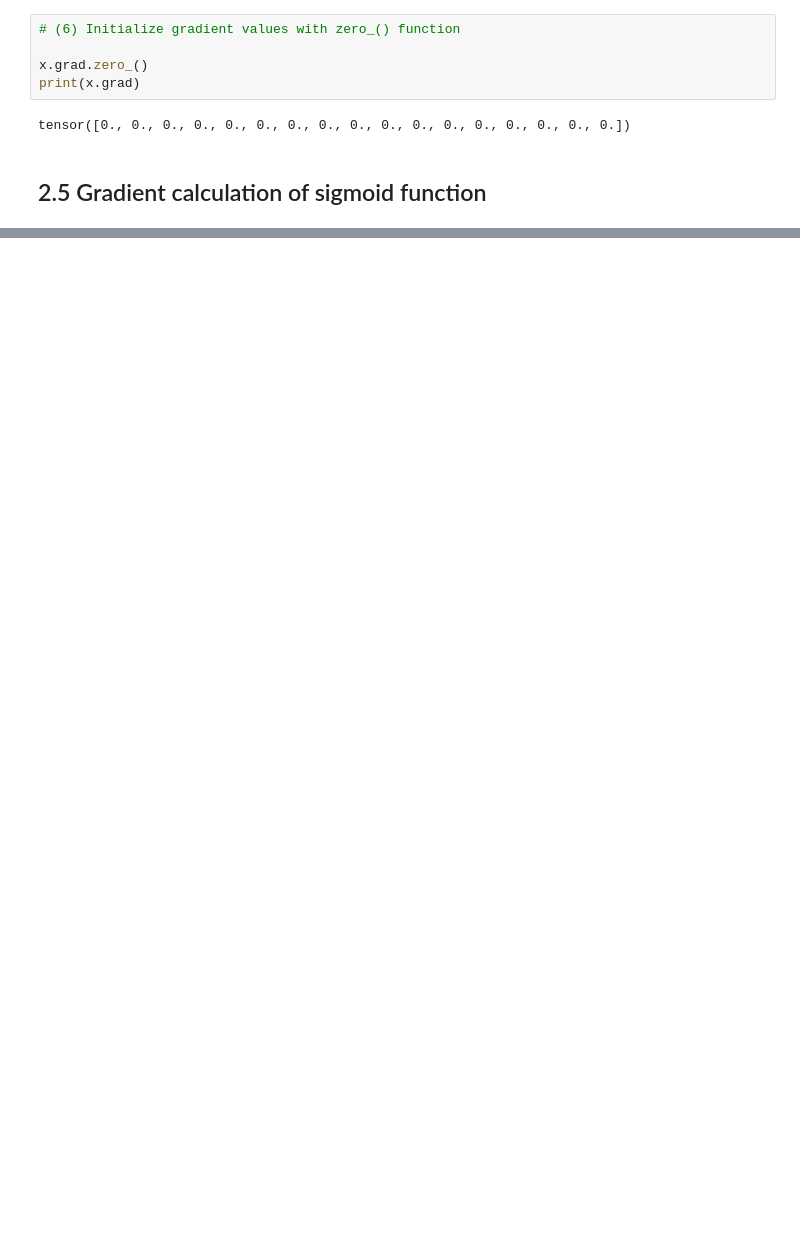
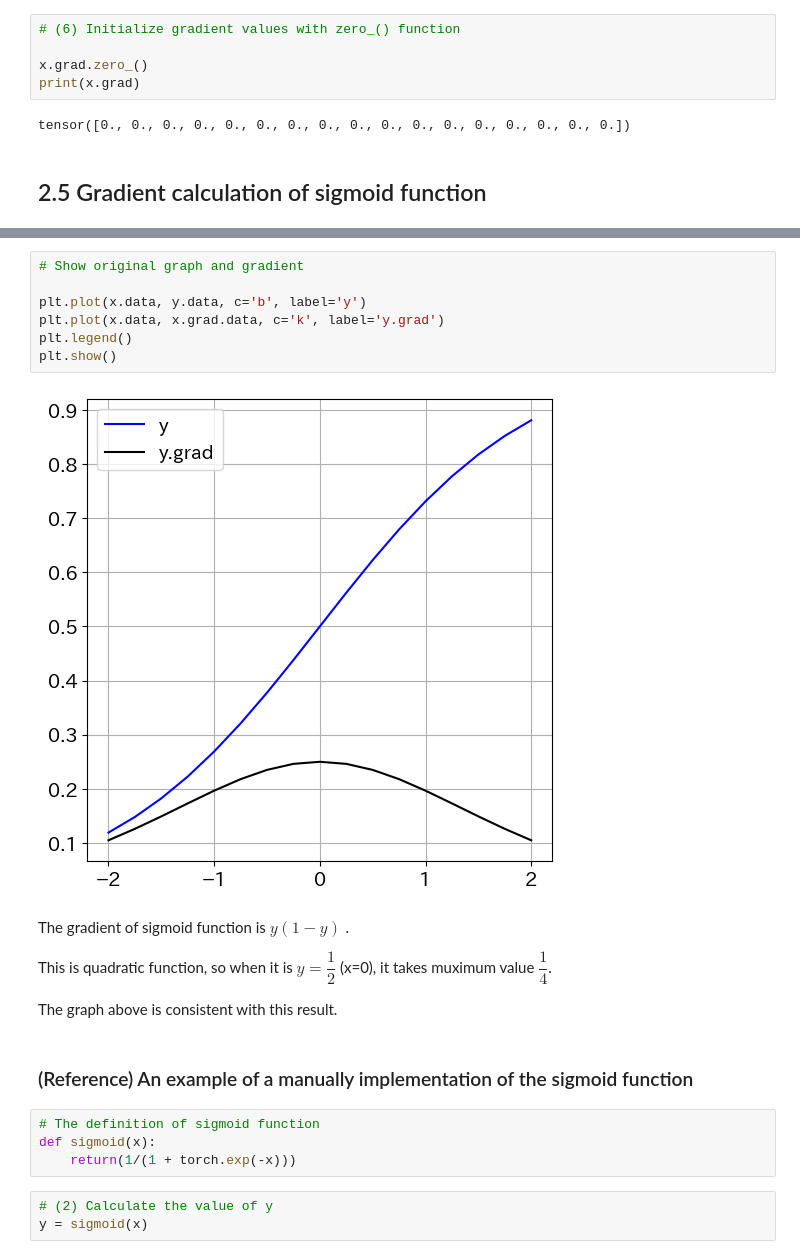
Before and after one commit to MatsukawaGenta/genmai-training, a Jupyter notebook: PyTorch_and_deeplearning_programming/notebooks/02_pytorch.ipynb, the cells around one changed output, grey strips where cells are left out. Cells and saved outputs as stored; diff of their text form; blank space fills up the shorter version.

```diff
--- a/PyTorch_and_deeplearning_programming/notebooks/02_pytorch.ipynb
+++ b/PyTorch_and_deeplearning_programming/notebooks/02_pytorch.ipynb
@@ -429,0 +473,24 @@ tensor([0., 0., 0., 0., 0., 0., 0., 0., 0., 0., 0., 0., 0., 0., 0., 0., 0.])
+# %%
+# Show original graph and gradient
+
+plt.plot(x.data, y.data, c='b', label='y')
+plt.plot(x.data, x.grad.data, c='k', label='y.grad')
+plt.legend()
+plt.show()
+# %% [output]
+[figure, added]
+# %% [markdown]
+The gradient of sigmoid function is $y(1-y)$ .
+
+This is quadratic function, so when it is $y=\dfrac{1}{2}$ (x=0), it takes muximum value $\dfrac{1}{4}$.
+
+The graph above is consistent with this result.
+# %% [markdown]
+### (Reference) An example of a manually implementation of the sigmoid function
+# %%
+# The definition of sigmoid function
+def sigmoid(x):
+    return(1/(1 + torch.exp(-x)))
+# %%
+# (2) Calculate the value of y
+y = sigmoid(x)
```
Also changed, not shown: parts of 19 cells of this notebook.
